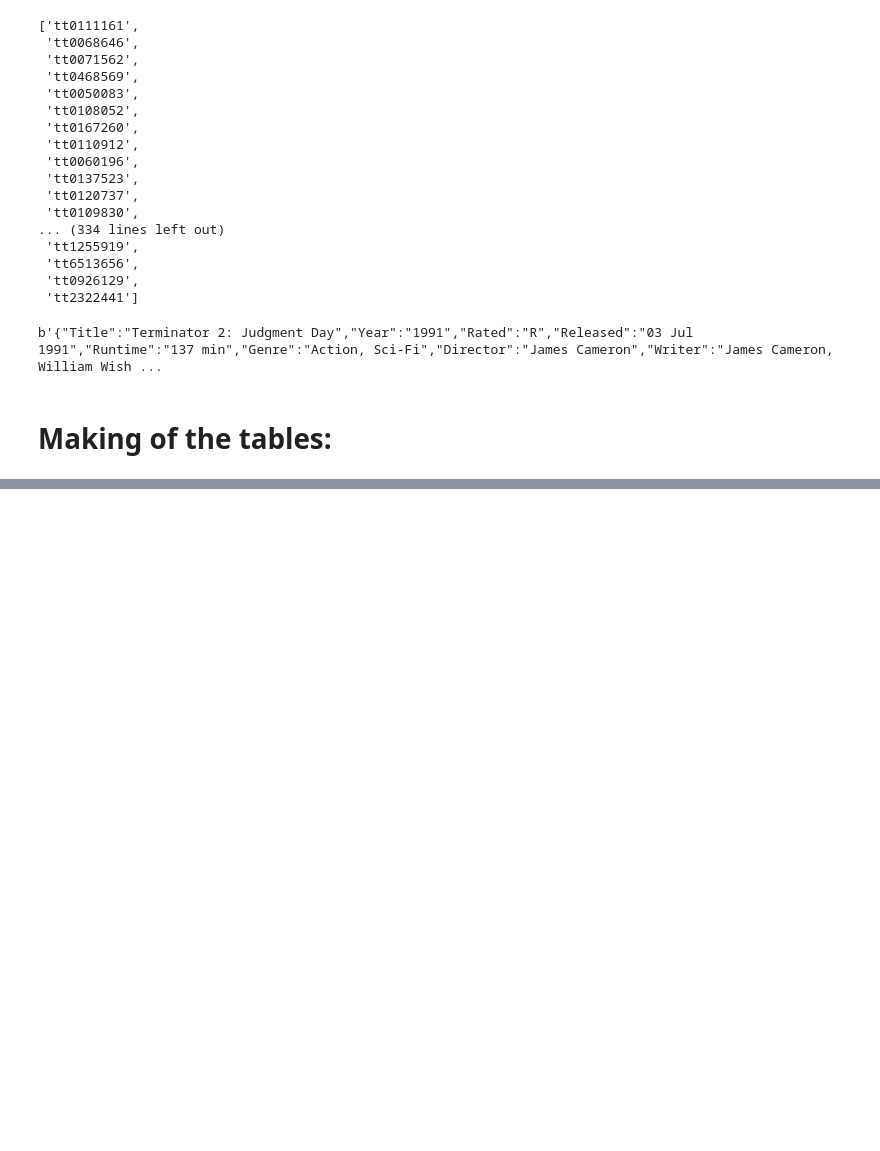
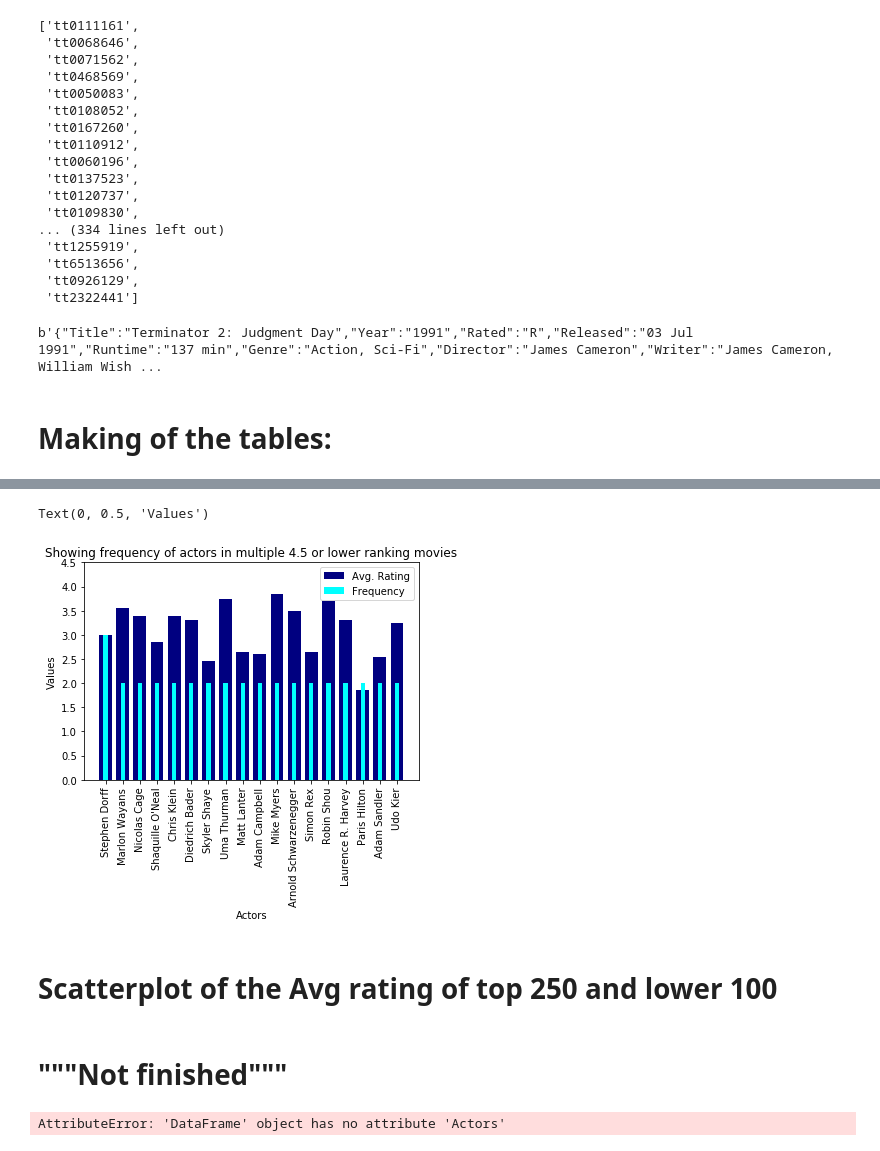
Before and after one commit to sdman135/Mod-1-Project, a Jupyter notebook: Sam_Mod-1-Web-Scraping-Project-1_new-Cleaned.ipynb, the cells around one changed output, grey strips where cells are left out. Saved outputs shown, nothing was run; the diff lists cells and outputs as text; code cells hidden in the pictures; blank space fills up the shorter version.

```diff
--- a/Sam_Mod-1-Web-Scraping-Project-1_new-Cleaned.ipynb
+++ b/Sam_Mod-1-Web-Scraping-Project-1_new-Cleaned.ipynb
@@ -379,0 +375,13 @@ TypeError: cannot do slice indexing on <class 'pandas.core.indexes.range.RangeIn
+# %%
+cursor.execute(  """SELECT a.actors,count(a.actors), avg(imdb_rating)
+                    FROM Movies.OMDb_Top_250_and_Low_100 l
+                    INNER JOIN Movies.OMDb_Actors  a
+                    where a.movie_id = l.movie_id and imdb_rating <=4.5
+                    group by a.actors
+                    having count(a.actors)>1
+                    order by count(a.actors) desc
+                    ;""")
+
+df_low_rating_freq = pd.DataFrame(cursor.fetchall())
+
+df_low_rating_freq.columns=['Actors','Frequency','ImdbRating']
@@ -379,0 +408,20 @@ TypeError: cannot do slice indexing on <class 'pandas.core.indexes.range.RangeIn
+# %%
+#Graph of frequency of Actors with a IMDB Movie rating of 8 or Higher
+fig=
+plt.bar(df_low_rating_freq.Actors,df_low_rating_freq.ImdbRating, width= 0.75, label = 'Avg. Rating', color = 'navy')
+plt.bar(df_low_rating_freq.Actors, df_low_rating_freq['Frequency'],  width= 0.25, label= 'Frequency', color = 'cyan')
+plt.title('Frequency of actors in multiple 4.5 or lower ranking movies')
+plt.legend()
+
+
+plt.xticks(list(df_low_rating_freq.Actors), rotation = 90)
+plt.yticks(np.arange(0,5,0.5))
+plt.xlabel('Actors')
+plt.ylabel('Values')
+# %% [output]
+Text(0, 0.5, 'Values')
+[figure, added]
+# %% [markdown]
+# Scatterplot of the Avg rating of top 250 and lower 100
+# %% [markdown]
+# """Not finished"""
@@ -379,0 +439,8 @@ TypeError: cannot do slice indexing on <class 'pandas.core.indexes.range.RangeIn
+# %%
+plt.scatter(df_rating_freq_all.Actors + df_low_rating_freq.Actors, df_rating_freq_all['Frequency'] + df_low_rating_freq['Frequency'], s=area, c=colors, alpha=0.5)
+plt.title('Scatter plot of the Avg IMDb Rating')
+plt.xlabel('x')
+plt.ylabel('y')
+plt.show()
+# %% [output]
+AttributeError: 'DataFrame' object has no attribute 'Actors'
```
Also changed, not shown: parts of 31 cells of this notebook, 3 other files.
